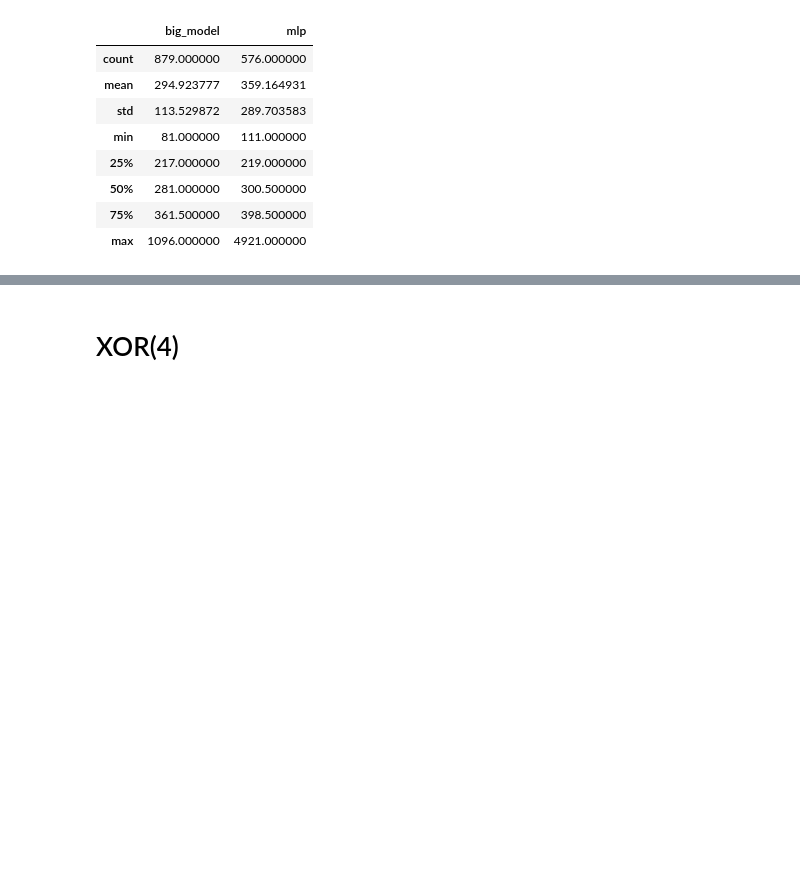
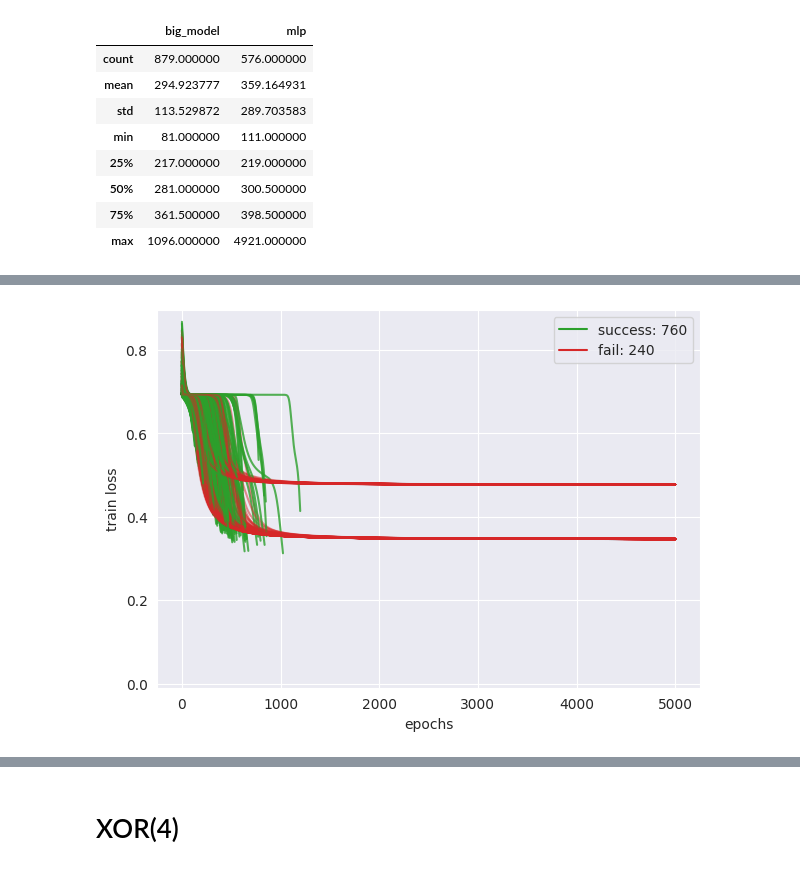
Before and after one commit to skolpin/neuro-boolean-research, a Jupyter notebook: incremental_synthesis.ipynb, the cells around one changed output, grey strips where cells are left out. Saved outputs shown, nothing was run; the diff lists cells and outputs as text; code cells hidden in the pictures; blank space fills up the shorter version.

```diff
--- a/incremental_synthesis.ipynb
+++ b/incremental_synthesis.ipynb
@@ -556,0 +573,24 @@ stat
+# %%
+%%time
+set_random_seed(42)
+history_dict = {}
+
+for i in tqdm(range(1000)):
+
+    big_model, h_1, h_2, big_h = incremental_synthesis(X, y)
+
+
+    result = {'history_1': h_1,
+              'history_1_len': len(h_1),
+              'history_2': h_2,
+              'history_2_len': len(h_2),
+              'history_loss': big_h,
+              'history_len': len(big_h)
+             }
+
+    if check(big_model, X, y, device=device, verbose=False)[0] is None:
+        result['success'] = True
+    else:
+        result['success'] = False
+
+    history_dict[i+1] = result
@@ -556,0 +622,19 @@ stat
+# %%
+from matplotlib.patches import Patch
+from matplotlib.lines import Line2D
+legend_elements = [Line2D([0], [0], color='tab:green', label=f"success: {counter[True]}"),
+                   Line2D([0], [0], color='tab:red', label=f"fail: {counter[False]}")]
+
+
+plt.figure(figsize=(7, 5), dpi=100)
+for i in history_dict:
+    color = 'tab:green' if history_dict[i]['success'] else 'tab:red'
+    alpha = 0.8 if history_dict[i]['success'] else 0.5
+    plt.plot(history_dict[i]['history_loss'], color=color, alpha=alpha)
+plt.legend(handles=legend_elements)
+plt.ylim(-0.01)
+plt.xlabel('epochs')
+plt.ylabel('train loss')
+plt.show()
+# %% [output]
+[figure, added]
```
Also changed, not shown: parts of 15 cells of this notebook, 2 other files.
